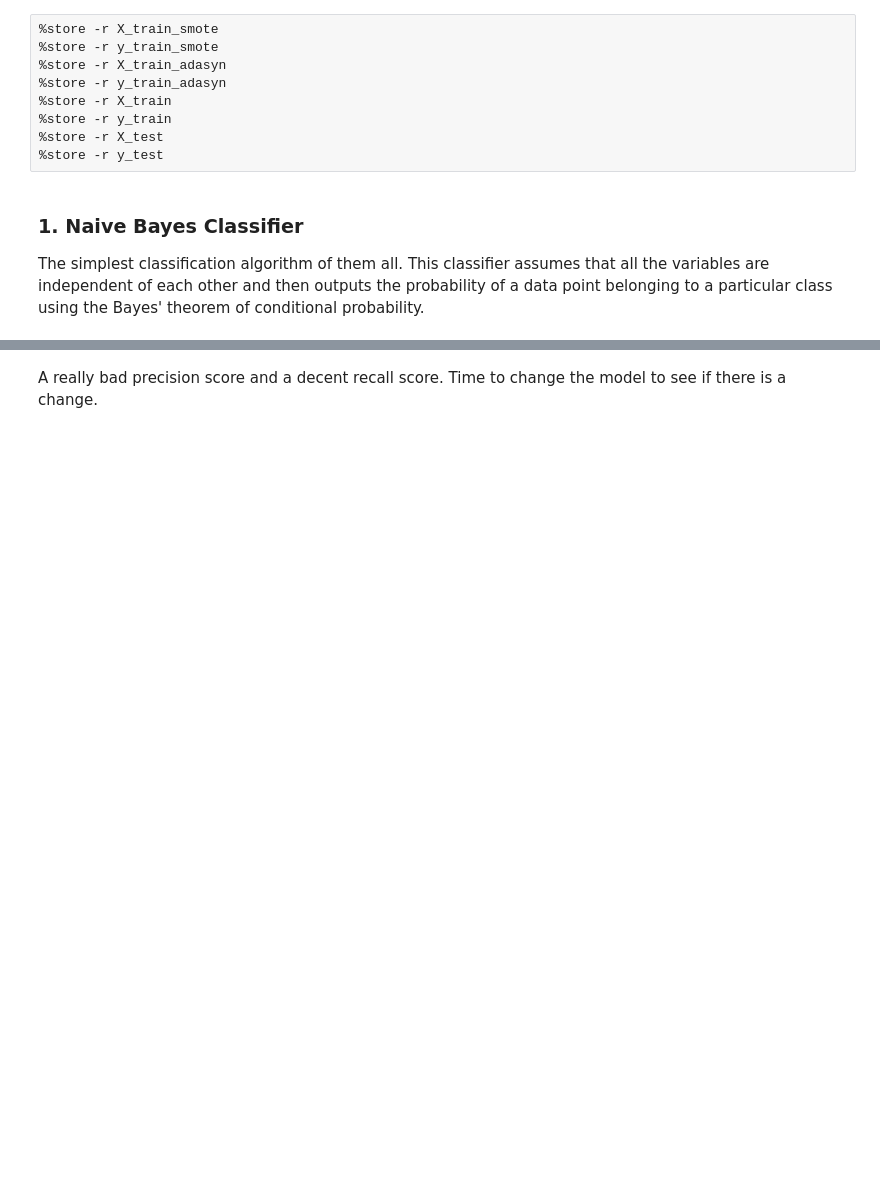
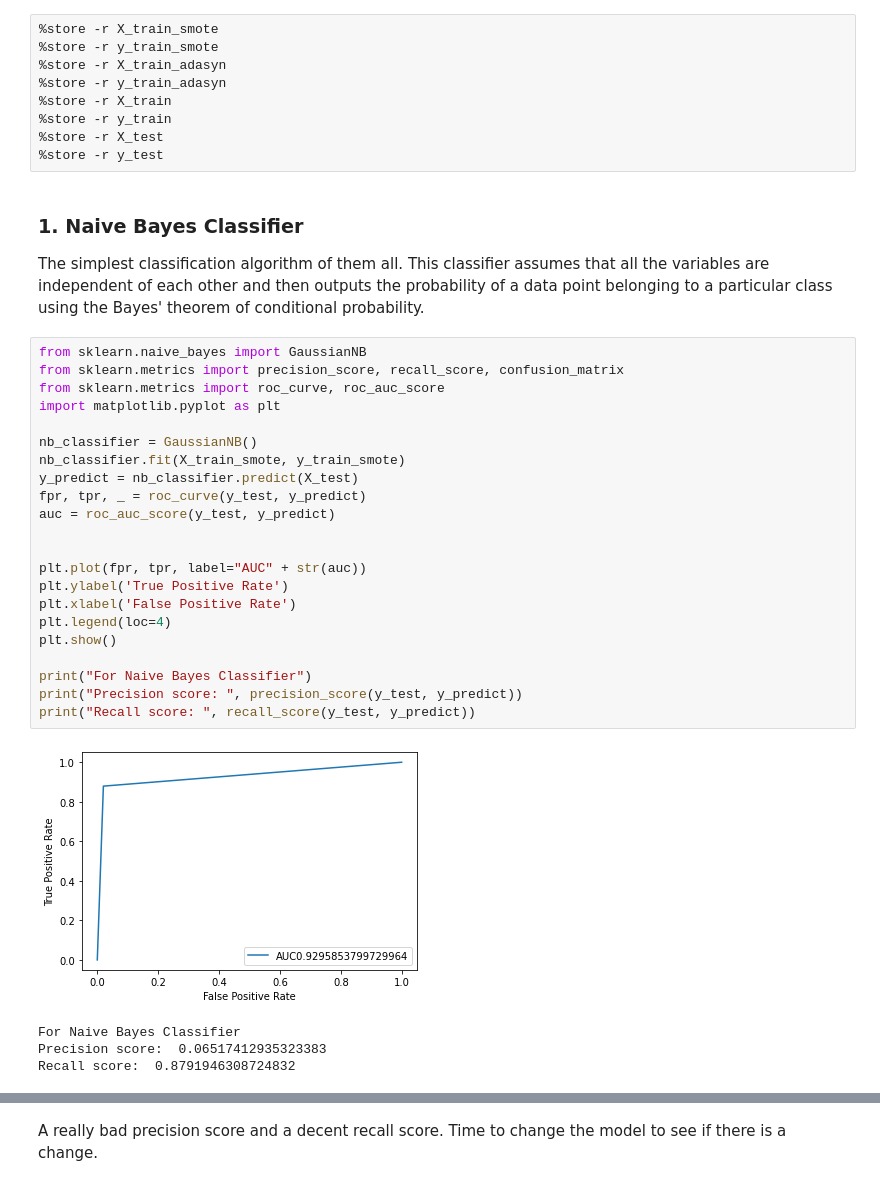
Before and after one commit to sivadhulipala1999/credit-card-fraud-detection, a Jupyter notebook: model/model_analysis.ipynb, the cells around one changed output, grey strips where cells are left out. Drawn from its saved outputs; the diff is of its cells as text; blank space fills up the shorter version.

Commit message:
Added ROC curves for all models

```diff
--- a/model/model_analysis.ipynb
+++ b/model/model_analysis.ipynb
@@ -20,6 +20,33 @@ First let us load variables from the data_preparation notebook into this noteboo
 ### 1. Naive Bayes Classifier
 
 The simplest classification algorithm of them all. This classifier assumes that all the variables are independent of each other and then outputs the probability of a data point belonging to a particular class using the Bayes' theorem of conditional probability.
+# %%
+from sklearn.naive_bayes import GaussianNB
+from sklearn.metrics import precision_score, recall_score, confusion_matrix
+from sklearn.metrics import roc_curve, roc_auc_score
+import matplotlib.pyplot as plt
+
+nb_classifier = GaussianNB()
+nb_classifier.fit(X_train_smote, y_train_smote)
+y_predict = nb_classifier.predict(X_test)
+fpr, tpr, _ = roc_curve(y_test, y_predict)
+auc = roc_auc_score(y_test, y_predict)
+
+
+plt.plot(fpr, tpr, label="AUC" + str(auc))
+plt.ylabel('True Positive Rate')
+plt.xlabel('False Positive Rate')
+plt.legend(loc=4)
+plt.show()
+
+print("For Naive Bayes Classifier")
+print("Precision score: ", precision_score(y_test, y_predict))
+print("Recall score: ", recall_score(y_test, y_predict))
+# %% [output]
+[figure, added]
+For Naive Bayes Classifier
+Precision score:  0.06517412935323383
+Recall score:  0.8791946308724832
 # %%
 from sklearn.naive_bayes import GaussianNB
 from sklearn.metrics import precision_score, recall_score, confusion_matrix
```
Also changed, not shown: parts of 9 cells of this notebook.
